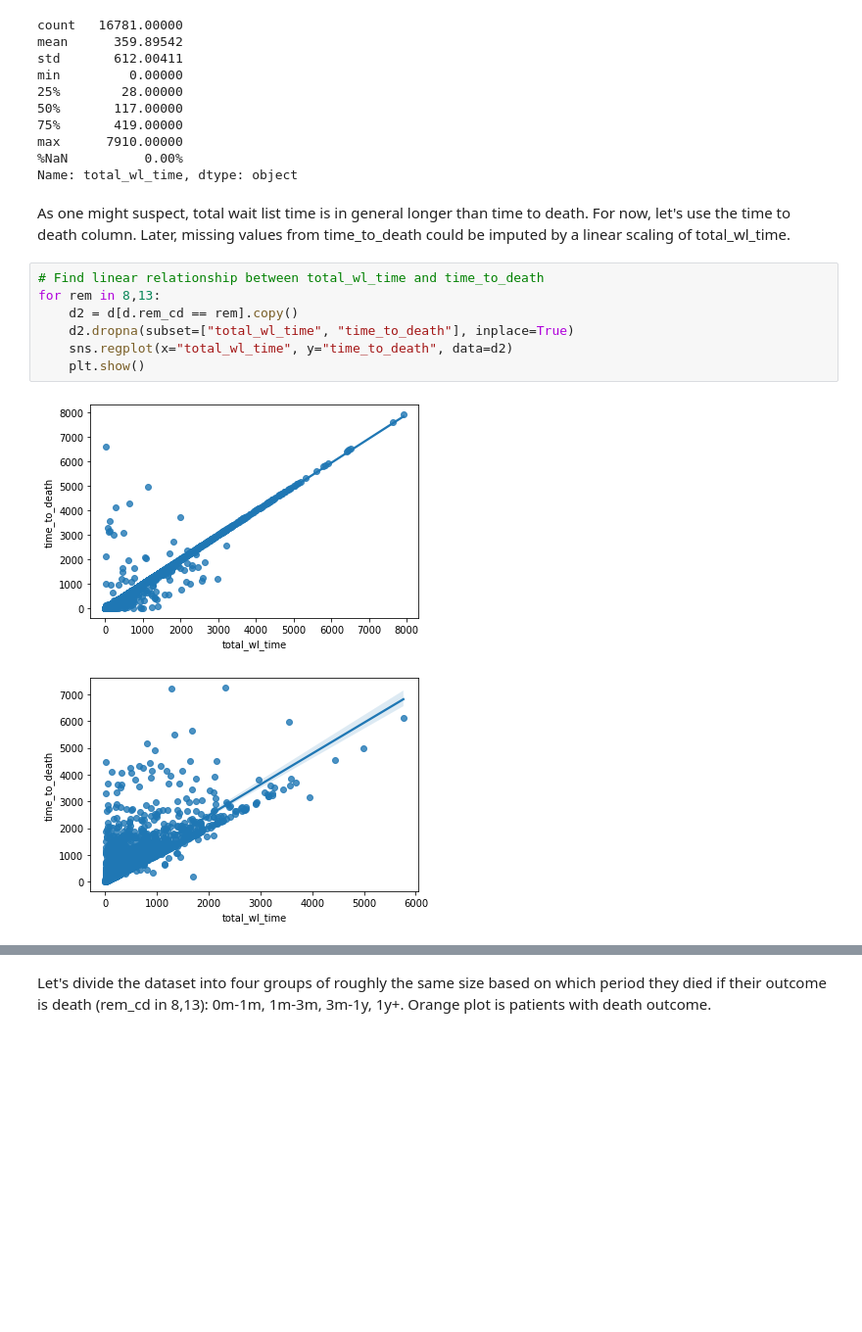
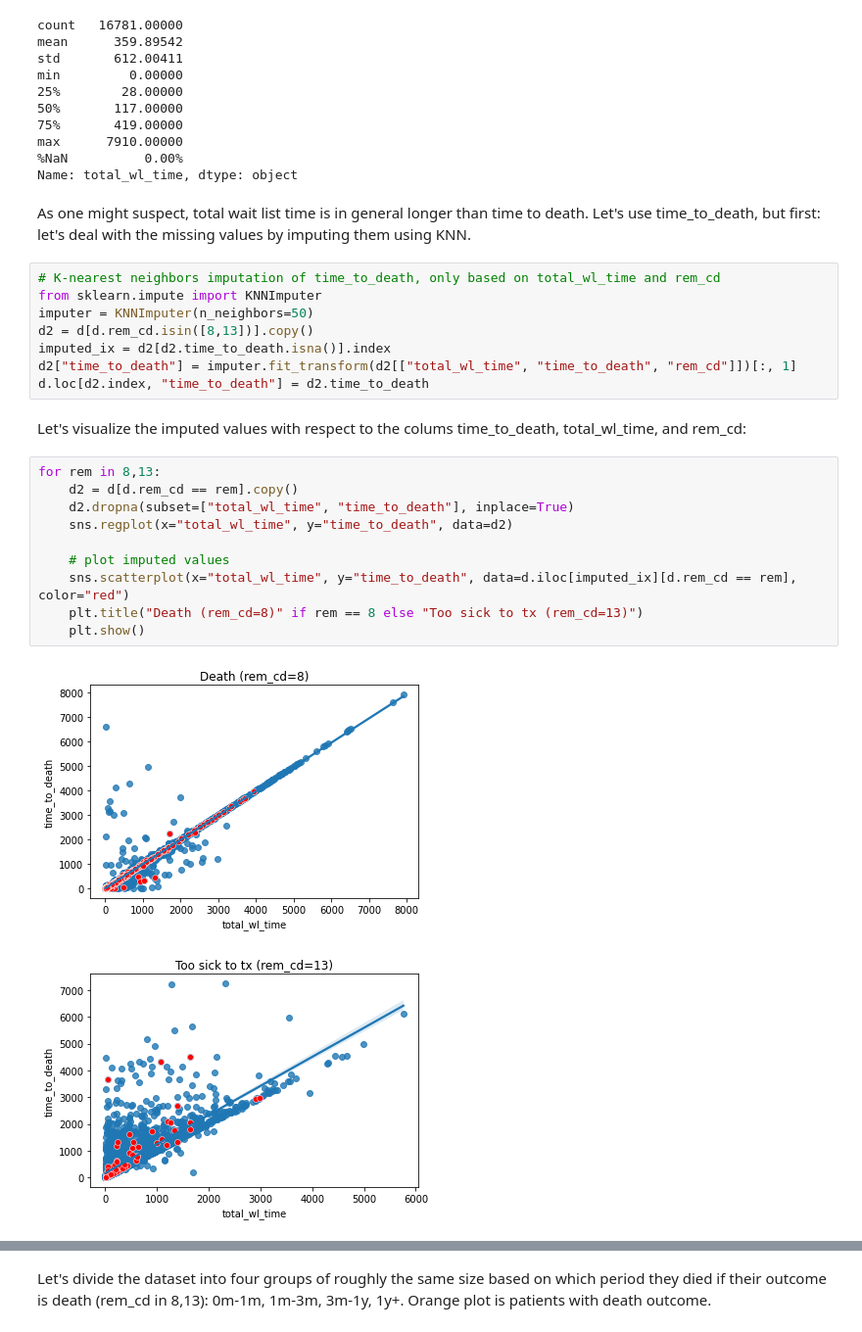
Before and after one commit to wansgar/edan70-project, a Jupyter notebook: column_categorization.ipynb, the cells around one changed output, grey strips where cells are left out. Shown at 98% size. Saved outputs shown, nothing was run; the diff lists cells and outputs as text; blank space fills up the shorter version.

Commit message:
Visualize imputed time_to_death values

```diff
--- a/column_categorization.ipynb
+++ b/column_categorization.ipynb
@@ -486,14 +486,27 @@ max      7910.00000
 %NaN          0.00%
 Name: total_wl_time, dtype: object
 # %% [markdown]
-As one might suspect, total wait list time is in general longer than time to death. For now, let's use the time to death column. Later, missing values from time_to_death could be imputed by a linear scaling of total_wl_time.
+As one might suspect, total wait list time is in general longer than time to death. Let's use time_to_death, but first: let's deal with the missing values by imputing them using KNN.
+# %%
+# K-nearest neighbors imputation of time_to_death, only based on total_wl_time and rem_cd
+from sklearn.impute import KNNImputer
+imputer = KNNImputer(n_neighbors=50)
+d2 = d[d.rem_cd.isin([8,13])].copy()
+imputed_ix = d2[d2.time_to_death.isna()].index
+d2["time_to_death"] = imputer.fit_transform(d2[["total_wl_time", "time_to_death", "rem_cd"]])[:, 1]
+d.loc[d2.index, "time_to_death"] = d2.time_to_death
+# %% [markdown]
+Let's visualize the imputed values with respect to the colums time_to_death, total_wl_time, and rem_cd:
 # %%
-# Find linear relationship between total_wl_time and time_to_death
 for rem in 8,13:
     d2 = d[d.rem_cd == rem].copy()
     d2.dropna(subset=["total_wl_time", "time_to_death"], inplace=True)
     sns.regplot(x="total_wl_time", y="time_to_death", data=d2)
+
+    # plot imputed values
+    sns.scatterplot(x="total_wl_time", y="time_to_death", data=d.iloc[imputed_ix][d.rem_cd == rem], color="red")
+    plt.title("Death (rem_cd=8)" if rem == 8 else "Too sick to tx (rem_cd=13)")
     plt.show()
 # %% [output]
-[figure, old version]
+[figure, new version]
-[figure, old version]
+[figure, new version]
```
Also changed, not shown: parts of 5 cells of this notebook.
